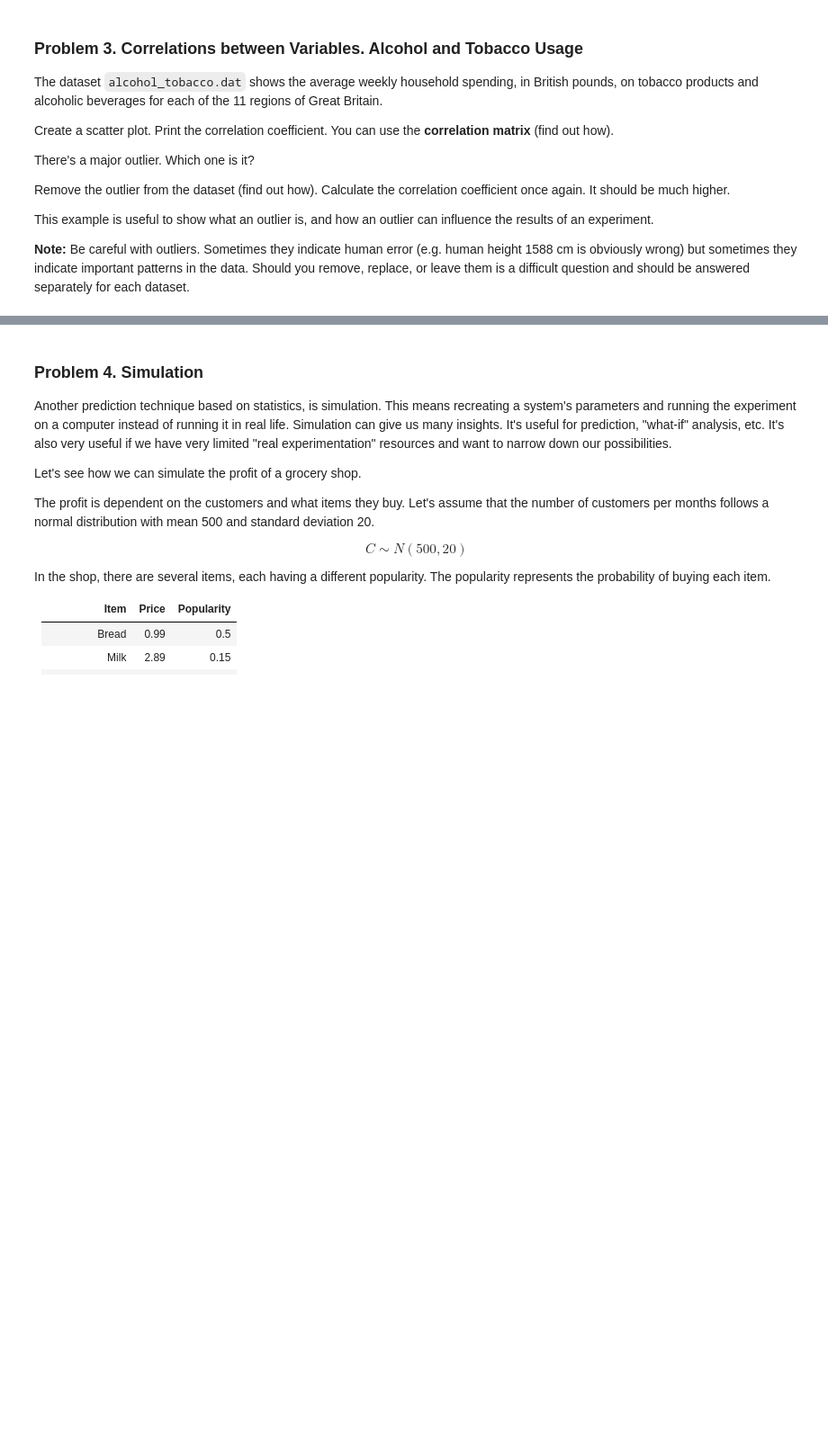
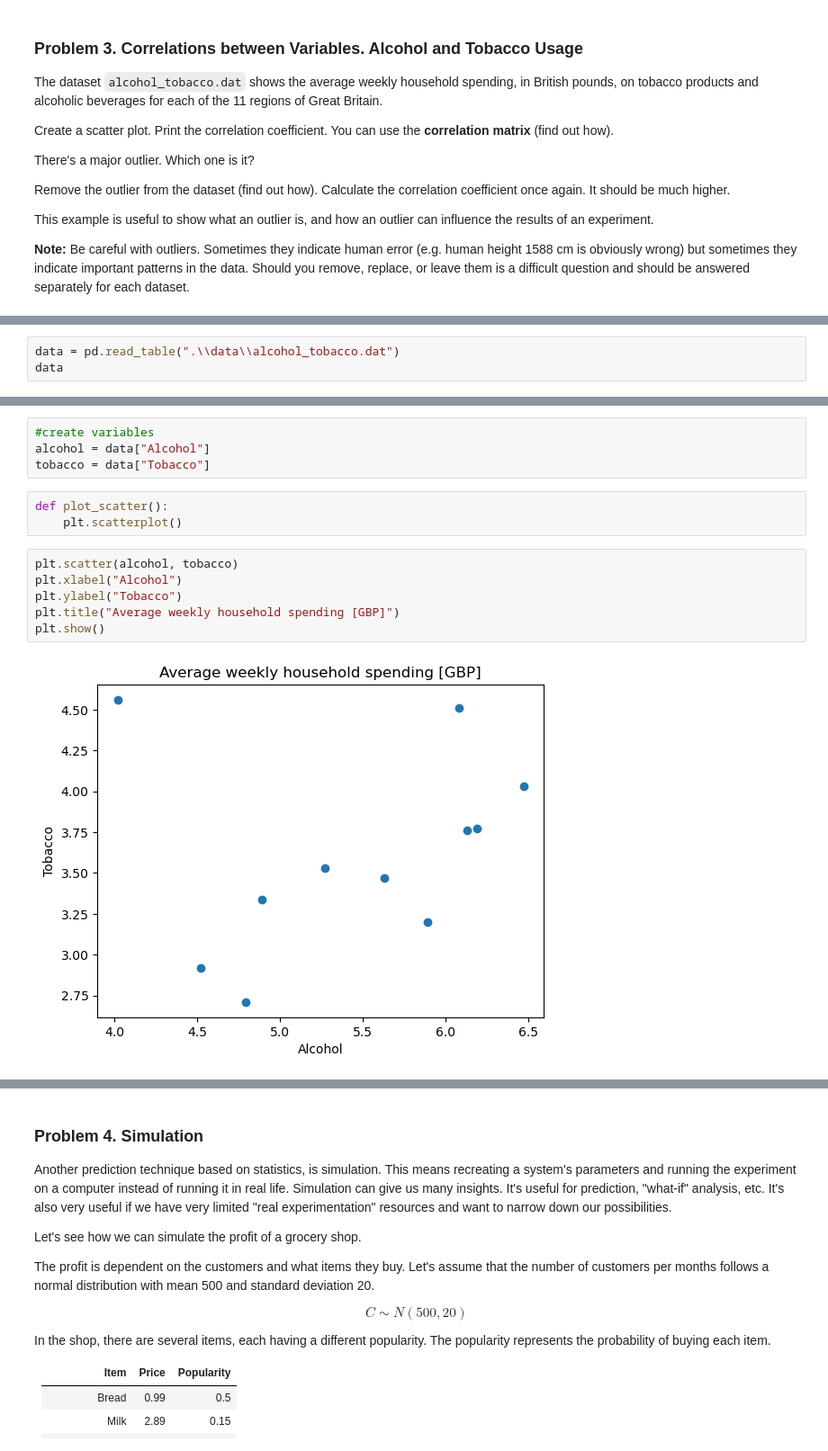
Before and after one commit to mstoychev/Math-Concepts-for-Developers, a Jupyter notebook: 6. Statistics/2. Exercises/Statistics Exercise.ipynb, the cells around one changed output, grey strips where cells are left out. Shown at 90% size. Saved outputs shown, nothing was run; the diff lists cells and outputs as text; blank space fills up the shorter version.

```diff
--- a/6. Statistics/2. Exercises/Statistics Exercise.ipynb
+++ b/6. Statistics/2. Exercises/Statistics Exercise.ipynb
@@ -250,0 +265,3 @@ This example is useful to show what an outlier is, and how an outlier can influe
+# %%
+data = pd.read_table(".\\data\\alcohol_tobacco.dat")
+data
@@ -250,0 +281,15 @@ This example is useful to show what an outlier is, and how an outlier can influe
+# %%
+#create variables
+alcohol = data["Alcohol"]
+tobacco = data["Tobacco"]
+# %%
+def plot_scatter():
+    plt.scatterplot()
+# %%
+plt.scatter(alcohol, tobacco)
+plt.xlabel("Alcohol")
+plt.ylabel("Tobacco")
+plt.title("Average weekly household spending [GBP]")
+plt.show()
+# %% [output]
+[figure, added]
```
Also changed, not shown: parts of 17 cells of this notebook.
